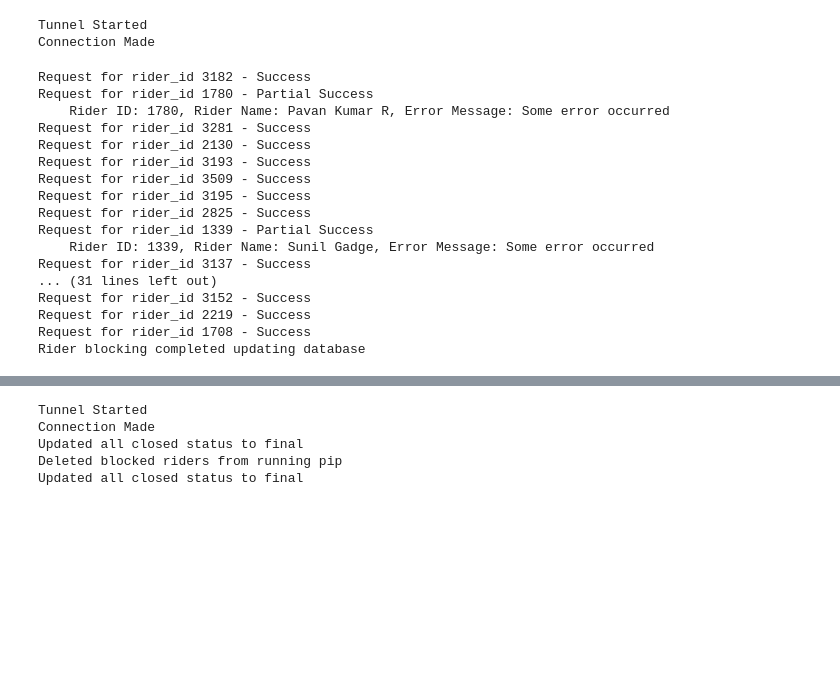
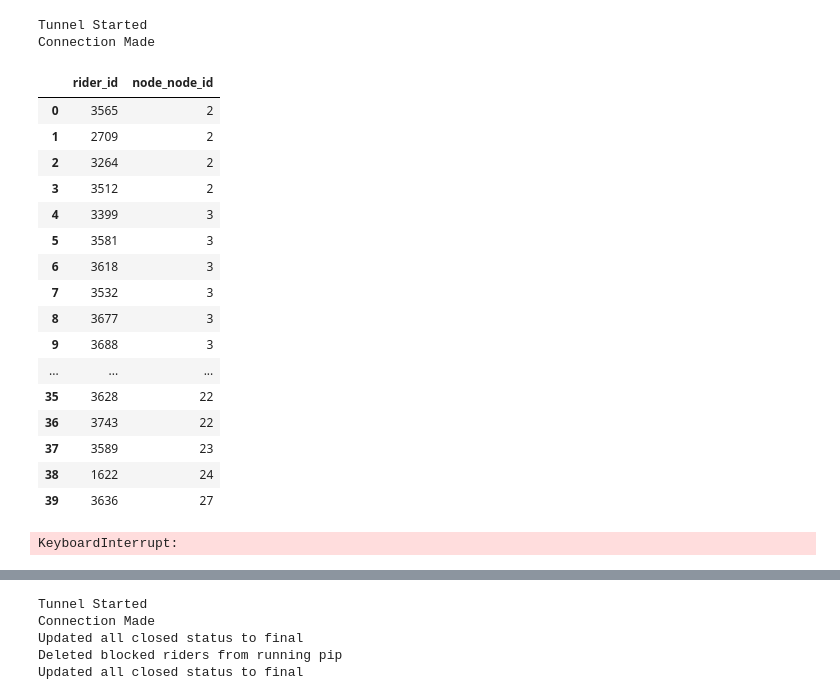
Before and after one commit to akshaygrows/akshaygrows, a Jupyter notebook: rider_messages/rider_pip_block_.ipynb, the cells around one changed output, grey strips where cells are left out. Drawn from its saved outputs; the diff is of its cells as text; code cells hidden in the pictures; blank space fills up the shorter version.

Commit message:
some unfinished changes in rider blocking

```diff
--- a/rider_messages/rider_pip_block_.ipynb
+++ b/rider_messages/rider_pip_block_.ipynb
@@ -12,7 +12,7 @@ and     pip_result = 'failed'
 order by node_node_id
 '''
 # %%
-path = '/Users/apple/Documents/tunnel-ssh.cer'
+path = '/home/akshay/Documents/tunnel-ssh .cer'
 # printthis('yes')
 conn = get_conn('Yes',path)
 df_block = pd.read_sql(query,conn)
@@ -20,3 +20,23 @@ conn.close()
 # %% [output]
 Tunnel Started
 Connection Made
+# %%
+df_block
+# %% [output]
+|  | rider_id | node_node_id |
+| 0 | 3565 | 2 |
+| 1 | 2709 | 2 |
+| 2 | 3264 | 2 |
+| 3 | 3512 | 2 |
+| 4 | 3399 | 3 |
+| 5 | 3581 | 3 |
+| 6 | 3618 | 3 |
+| 7 | 3532 | 3 |
+| 8 | 3677 | 3 |
+| 9 | 3688 | 3 |
+| ... | ... | ... |
+| 35 | 3628 | 22 |
+| 36 | 3743 | 22 |
+| 37 | 3589 | 23 |
+| 38 | 1622 | 24 |
+| 39 | 3636 | 27 |
@@ -55,20 +77,4 @@ for index, row in df_block.iterrows():
 
 print("Rider blocking completed updating database")
 # %% [output]
-Request for rider_id 3182 - Success
-Request for rider_id 1780 - Partial Success
-    Rider ID: 1780, Rider Name: Pavan Kumar R, Error Message: Some error occurred
-Request for rider_id 3281 - Success
-Request for rider_id 2130 - Success
-Request for rider_id 3193 - Success
-Request for rider_id 3509 - Success
-Request for rider_id 3195 - Success
-Request for rider_id 2825 - Success
-Request for rider_id 1339 - Partial Success
-    Rider ID: 1339, Rider Name: Sunil Gadge, Error Message: Some error occurred
-Request for rider_id 3137 - Success
-... (31 lines left out)
-Request for rider_id 3152 - Success
-Request for rider_id 2219 - Success
-Request for rider_id 1708 - Success
-Rider blocking completed updating database
+KeyboardInterrupt:
```
Also changed, not shown: parts of 2 cells of this notebook.
